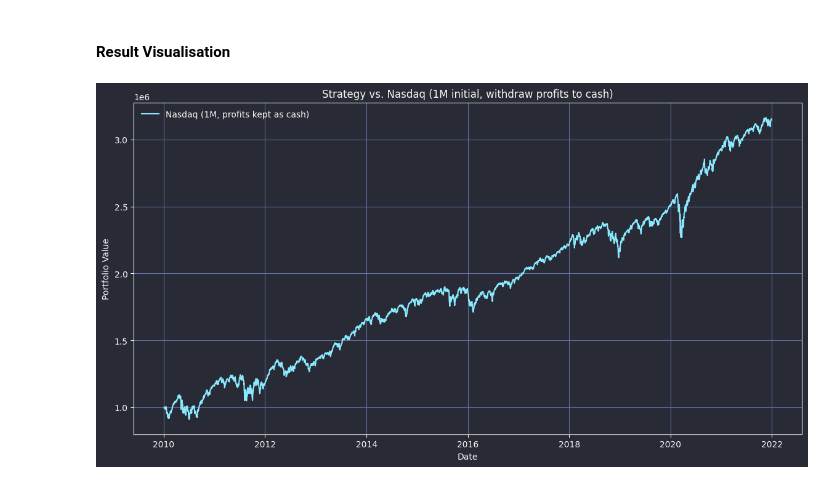
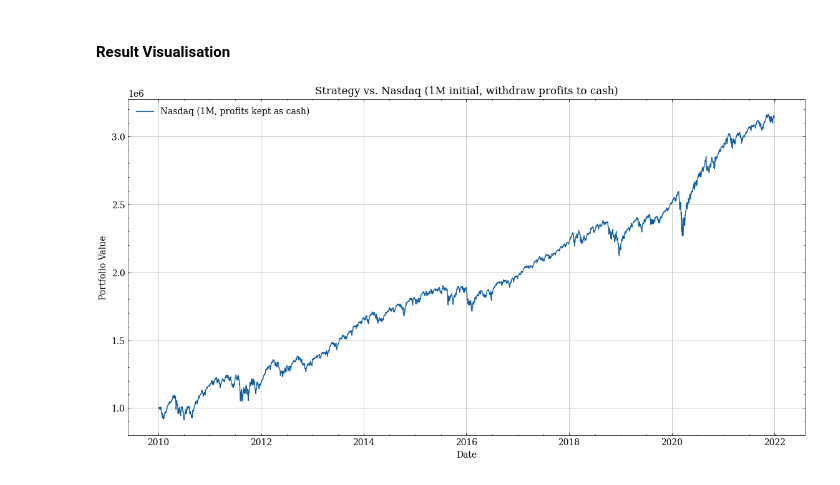
Before and after one commit to cja119/options_wizard, a Jupyter notebook: notebooks/ratio_spread.ipynb, the cells around one changed output. Saved outputs shown, nothing was run; the diff lists cells and outputs as text; code cells hidden in the pictures.

```diff
--- a/notebooks/ratio_spread.ipynb
+++ b/notebooks/ratio_spread.ipynb
@@ -16,7 +16,7 @@ The entire execution pipeline is handled via the DataManager class, so we just a
 # %%
 import options_wizard as ow
 import pandas as pd
-
+tick = "^IXIC"
 universe = ow.Universe()
 universe.top_constituents(10)
 universe.check_ticks()
@@ -61,46 +92,55 @@ Deferring method multi_stock for all stocksAnalysis crashed for CMCSK, reattempt
 import yfinance as yf
 import pandas as pd
 import matplotlib.pyplot as plt
+import numpy as np
+import matplotx
+import scienceplots
+import matplotlib as mpl
+
+plt.style.use('science')
+mpl.rcParams['text.usetex'] = False
 
 # ----------------------------
 # Load Nasdaq and scale to 1M initial
 # ----------------------------
-nasdaq = yf.Ticker("^IXIC").history(
+nasdaq = yf.Ticker(tick).history(
     start="2010-01-01",
-    end="2021-12-31",
-    interval="1d"
+    end="2022-01-01",
+    interval="1d",
+    auto_adjust=False,
+
 )['Close']
 
 nasdaq_scaled = nasdaq / nasdaq.iloc[0] * 1_000_000
 
 
 #--------------
 # Compute “withdraw profits as cash” baseline
 # ----------------------------
 initial_value = 1_000_000
 
 # Value of investment if we *never reinvest profits*
 # Cash accumulates whenever the new equity > previous equity
 cash = 0.0
 baseline = pd.Series(index=nasdaq_scaled.index, dtype='float64')
 baseline.iloc[0] = initial_value
 
 for i in range(1, len(nasdaq_scaled)):
     cash += (nasdaq_scaled.iloc[i] - nasdaq_scaled.iloc[i - 1]) / nasdaq_scaled.iloc[i - 1] * initial_value
     baseline.iloc[i] = initial_value + cash
 
 # ----------------------------
 # Plot results
 # ----------------------------
 plt.figure(figsize=(14, 7))
 #plt.plot(strategy.index, strategy, label="Strategy Equity")
 plt.plot(baseline.index, baseline, label="Nasdaq (1M, profits kept as cash)")
 plt.title("Strategy vs. Nasdaq (1M initial, withdraw profits to cash)")
 plt.ylabel("Portfolio Value")
 plt.xlabel("Date")
 plt.legend()
 plt.grid(True)
 plt.show()
 # %% [output]
-[figure, old version]
+[figure, new version]
 # %%
```
Also changed, not shown: parts of 15 cells of this notebook, 12 other files.
